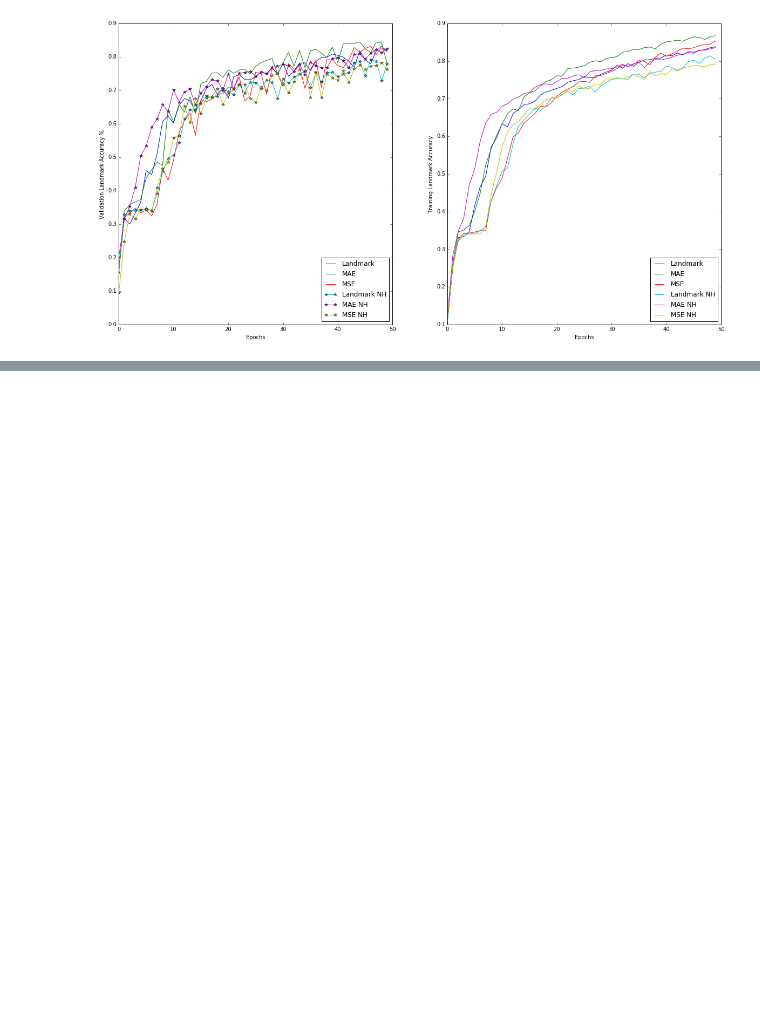
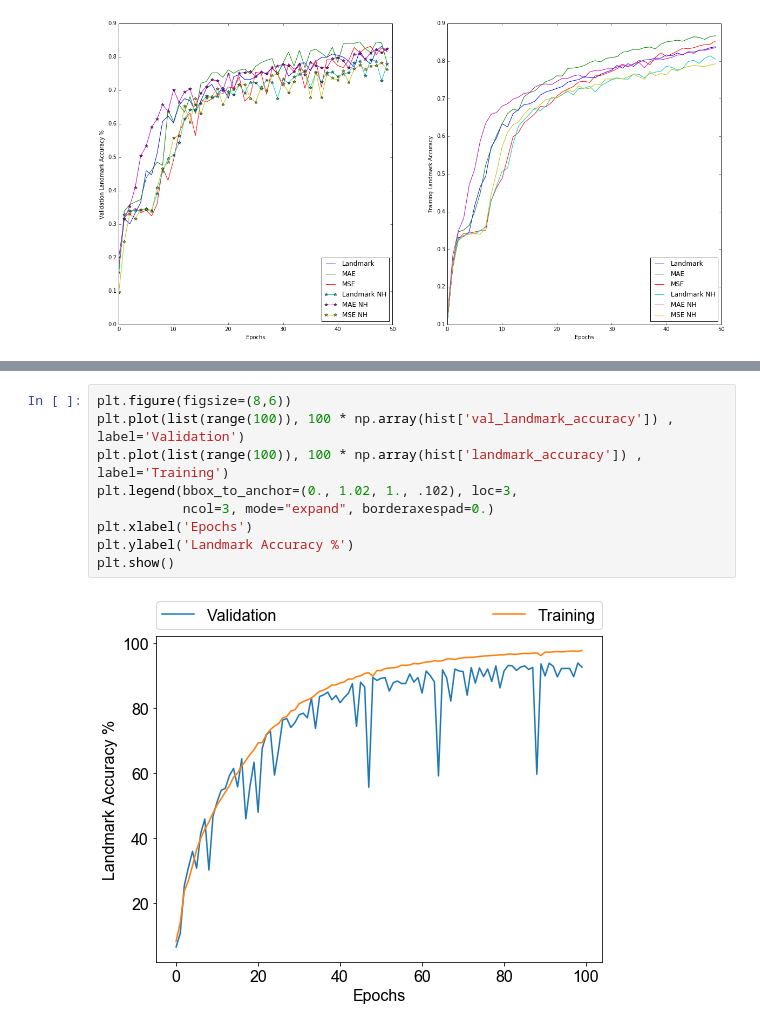
Before and after one commit to danakianfar/landmark_detection, a Jupyter notebook: evaluation.ipynb, the cells around one changed output, grey strips where cells are left out. Drawn from its saved outputs; the diff is of its cells as text; blank space fills up the shorter version.

```diff
--- a/evaluation.ipynb
+++ b/evaluation.ipynb
@@ -373,0 +392,11 @@ plt.show()
+# %%
+plt.figure(figsize=(8,6))
+plt.plot(list(range(100)), 100 * np.array(hist['val_landmark_accuracy']) , label='Validation')
+plt.plot(list(range(100)), 100 * np.array(hist['landmark_accuracy']) , label='Training')
+plt.legend(bbox_to_anchor=(0., 1.02, 1., .102), loc=3,
+           ncol=3, mode="expand", borderaxespad=0.)
+plt.xlabel('Epochs')
+plt.ylabel('Landmark Accuracy %')
+plt.show()
+# %% [output]
+[figure, added]
```
Also changed, not shown: parts of 15 cells of this notebook, 27 other files.
